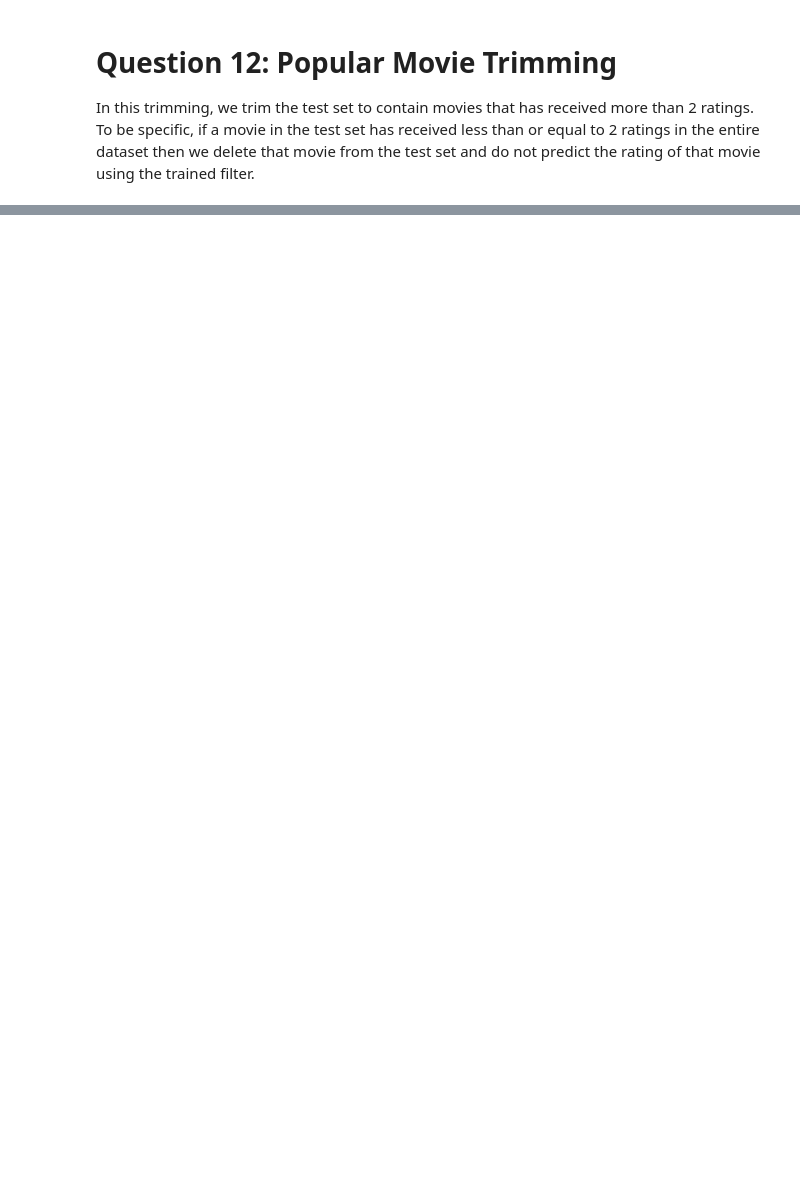
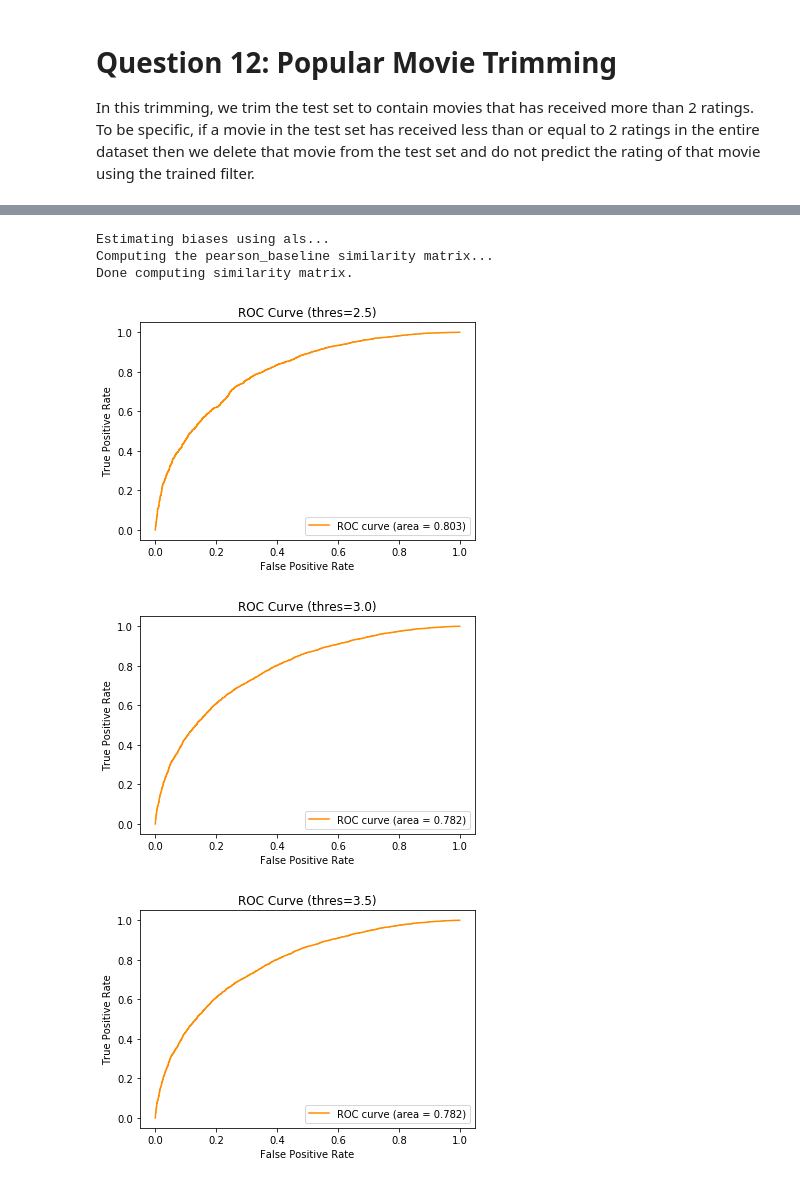
Before and after one commit to jdhurwitz/UCLA-EE219, a Jupyter notebook: Project3/project3.ipynb, the cells around one changed output, grey strips where cells are left out. Saved outputs shown, nothing was run; the diff lists cells and outputs as text; code cells hidden in the pictures; blank space fills up the shorter version.

```diff
--- a/Project3/project3.ipynb
+++ b/Project3/project3.ipynb
@@ -290,0 +486,38 @@ In this trimming, we trim the test set to contain movies that has received more
+# %%
+from sklearn import metrics
+# Best k for MAE is index:  7   || best k-value:  16.0
+# Best k for RMSE is index:  5  || best k-value:  12.0
+
+data = Dataset.load_builtin('ml-100k')
+kf = KFold(n_splits=10) # 90% for training and 10% for testing
+trainset, testset = None, None
+for train, test in kf.split(data): # just use the first split since we're not cross validating  (are we?)
+    trainset, testset = train, test
+    break
+algo = KNNWithMeans(k=16, sim_options={'name': 'pearson_baseline'})
+algo.fit(trainset)
+pred = algo.test(testset)
+# print(pred)
+
+for thres in [2.5, 3, 3.5, 4]:
+    fpr, tpr, _ = metrics.roc_curve(y_true=y_true, y_score=y_pred, pos_label=1)
+    y_true, y_pred = [], []
+    for u, i, r_real, r_pred, misc in pred:
+        y_true.append(thres < r_real)
+#         y_pred.append(thres < r_pred)
+        y_pred.append(r_pred)
+
+    fpr, tpr, _ = metrics.roc_curve(y_true=y_true, y_score=y_pred, pos_label=1)
+    plt.plot(fpr, tpr, color='darkorange', label='ROC curve (area = %0.3f)' % metrics.roc_auc_score(y_true=y_true, y_score=y_pred))
+    plt.xlabel('False Positive Rate')
+    plt.ylabel('True Positive Rate')
+    plt.title('ROC Curve (thres=%.1f)' % thres)
+    plt.legend(loc="lower right")
+    plt.show()
+# %% [output]
+Estimating biases using als...
+Computing the pearson_baseline similarity matrix...
+Done computing similarity matrix.
+[figure, added]
+[figure, added]
+[figure, added]
```
Also changed, not shown: parts of 34 cells of this notebook.
